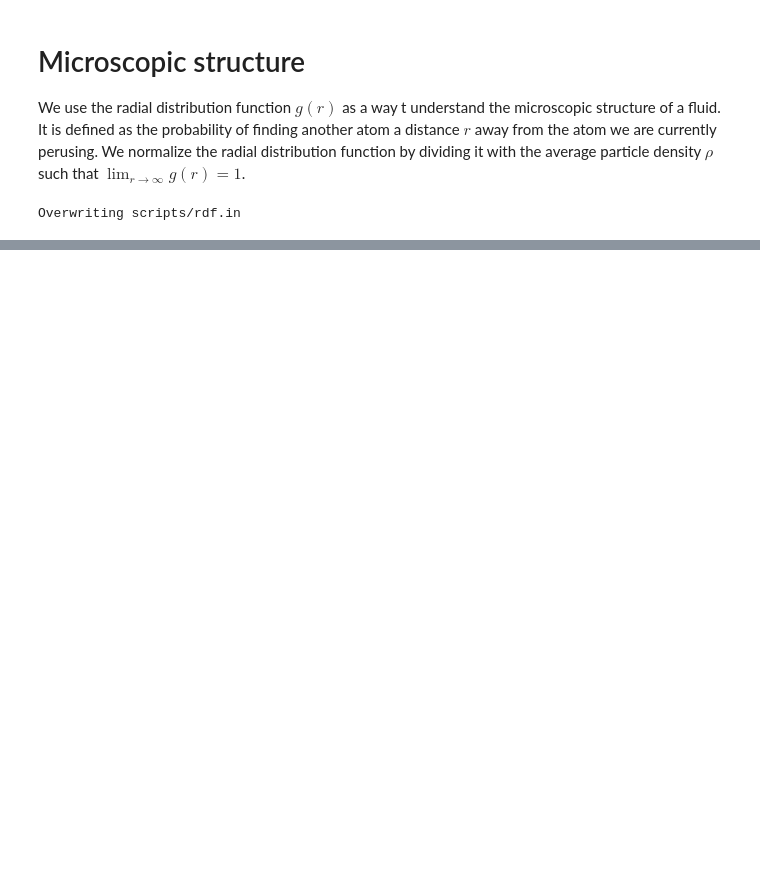
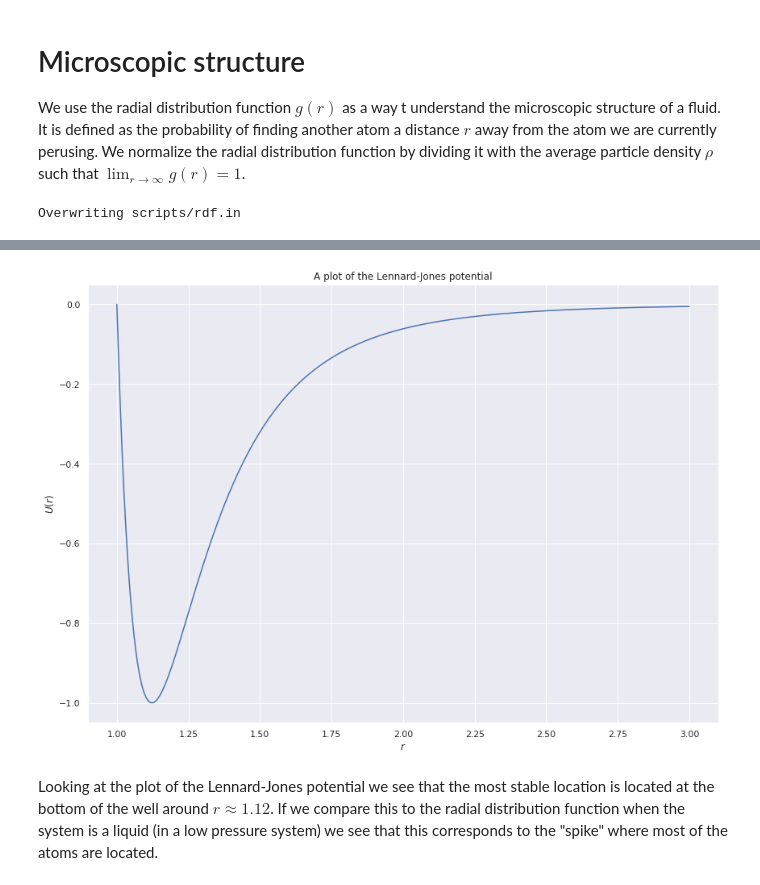
Before and after one commit to Schoyen/FYS4460, a Jupyter notebook: project-1/radial-distribution-functions.ipynb, the cells around one changed output, grey strips where cells are left out. Drawn from its saved outputs; the diff is of its cells as text; code cells hidden in the pictures; blank space fills up the shorter version.

```diff
--- a/project-1/radial-distribution-functions.ipynb
+++ b/project-1/radial-distribution-functions.ipynb
@@ -106,0 +159,19 @@ plt.show()
+# %%
+def lennard_jones(r, sigma=1, epsilon=1):
+    sigma_r = sigma / r
+    return 4 * epsilon * (sigma_r ** 12  - sigma_r ** 6)
+# %%
+r = np.linspace(1, 3, 1001)
+sigma = 1
+
+fig = plt.figure(figsize=(14, 10))
+
+plt.plot(r, lennard_jones(r, sigma=sigma))
+plt.xlabel(r"$r$")
+plt.ylabel(r"$U(r)$")
+plt.title(r"A plot of the Lennard-Jones potential")
+plt.show()
+# %% [output]
+[figure, added]
+# %% [markdown]
+Looking at the plot of the Lennard-Jones potential we see that the most stable location is located at the bottom of the well around $r \approx 1.12$. If we compare this to the radial distribution function when the system is a liquid (in a low pressure system) we see that this corresponds to the "spike" where most of the atoms are located.
```
Also changed, not shown: parts of 10 cells of this notebook, 1 other file.
